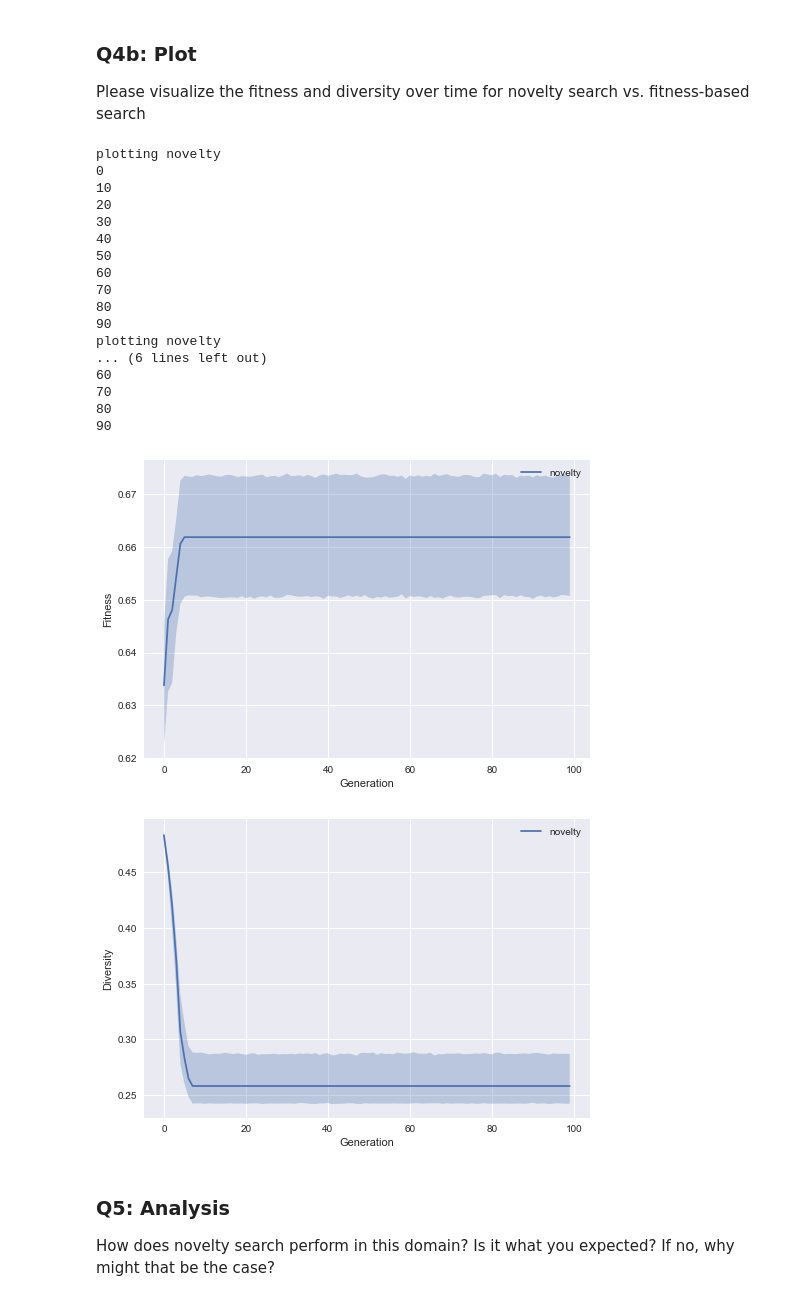
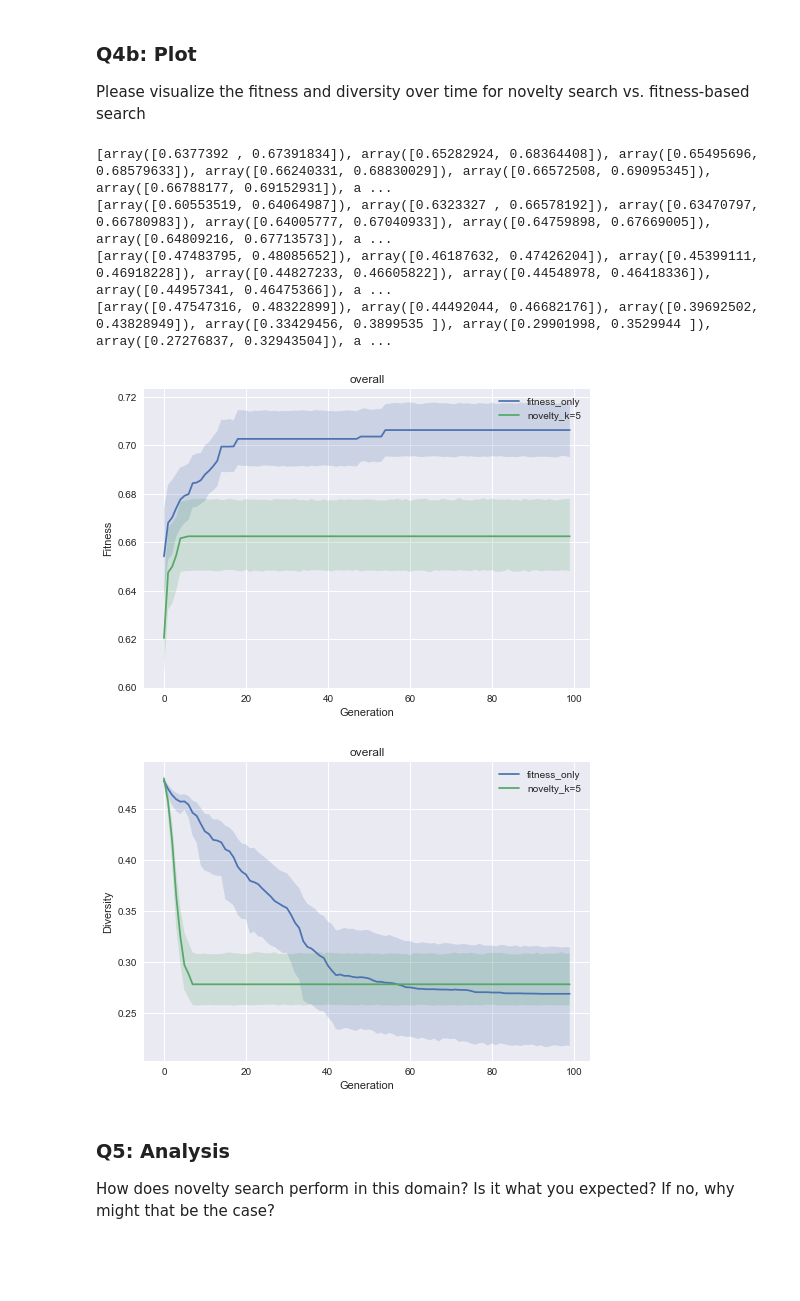
Before and after one commit to jdonovanCS/CS-352-Evolutionary-Computation, a Jupyter notebook: assignment_7/Assignment_7_Novelty_Search_[jdonova6].ipynb, the cells around one changed output. Saved outputs shown, nothing was run; the diff lists cells and outputs as text; code cells hidden in the pictures; blank space fills up the shorter version.

```diff
--- a/assignment_7/Assignment_7_Novelty_Search_[jdonova6].ipynb
+++ b/assignment_7/Assignment_7_Novelty_Search_[jdonova6].ipynb
@@ -388,9 +436,10 @@ Feel free to use the indidivuals in the current generation for your archive calc
 def update_archive(solution_archive, individual, max_archive_length):
     if len(solution_archive) == max_archive_length:
         if individual.novelty < sorted(solution_archive, key=lambda i: i.novelty)[0].novelty:
-            return
+            return solution_archive
         else:
-            sorted(solution_archive, key=lambda i: i.novelty)[0] = copy.deepcopy(individual)
+            solution_archive = sorted(solution_archive, key=lambda i: i.novelty)
+            solution_archive[0] = copy.deepcopy(individual)
     else:
         solution_archive.append(copy.deepcopy(individual))
 
@@ -480,6 +529,11 @@ def evolutionary_algorithm(fitness_function=None, total_generations=100, num_par
             population[i].eval_novelty(solution_archive, novelty_k)
         population = sorted(population, key=lambda individual: individual.novelty, reverse=True) # sort the full population by each individual's fitness (from highers to lowest)
         population = population[:num_parents] # perform truncation selection (keep just top mu individuals to become next set of parents)
+        for i in range(len(population)):
+            if len(solution_archive) < max_archive_length:
+                solution_archive.append(population[i])
+            else:
+                solution_archive = update_archive(solution_archive, population[i], max_archive_length)
 
         # record keeping
         population = sorted(population, key=lambda individual: individual.fitness, reverse=True)
@@ -512,7 +566,7 @@ crossover = False
 n = bit_string_length
 k = bit_string_length - 1
 
-for run_name in ["novelty"]:
+for run_name in ["novelty_k=5"]:
     experiment_results[run_name] = np.zeros((num_runs, total_generations))
     solutions_results[run_name] = np.zeros((num_runs, total_generations, bit_string_length))
     diversity_results[run_name] = np.zeros((num_runs, total_generations))
@@ -548,30 +602,17 @@ novelty 19 3.0851588249206543 0.6681330818592334
 # %% [markdown]
 ### Q4b: Plot
 Please visualize the fitness and diversity over time for novelty search vs. fitness-based search
-# %%
-# plotting
-plot_mean_and_bootstrapped_ci_over_time(input_data = experiment_results, name = ["novelty"], x_label = "Generation", y_label = "Fitness", plot_bootstrap = True)
-plot_mean_and_bootstrapped_ci_over_time(input_data = diversity_results, name = ["novelty"], x_label = "Generation", y_label = "Diversity", plot_bootstrap = True)
-# %% [output]
-plotting novelty
-0
-10
-20
-30
-40
-50
-60
-70
-80
-90
-plotting novelty
-... (6 lines left out)
-60
-70
-80
-90
-[figure, removed]
-[figure, removed]
+# %%
+# plotting
+plot_mean_and_bootstrapped_ci_multiple(input_data=[np.transpose(x) for k, x in experiment_results.items() if ("novelty_k=5" == k) or ('fitness_only' in k)], name=[k for k,x in experiment_results.items() if ("novelty_k=5" == k) or ('fitness_only' in k)], x_label="Generation", y_label="Fitness")
+plot_mean_and_bootstrapped_ci_multiple(input_data=[np.transpose(x) for k, x in diversity_results.items() if ("novelty_k=5" == k) or ('fitness_only' in k)], name=[k for k,x in experiment_results.items() if ("novelty_k=5" == k) or ('fitness_only' in k)], x_label="Generation", y_label="Diversity")
+# %% [output]
+[array([0.6377392 , 0.67391834]), array([0.65282924, 0.68364408]), array([0.65495696, 0.68579633]), array([0.66240331, 0.68830029]), array([0.66572508, 0.69095345]), array([0.66788177, 0.69152931]), a ...
+[array([0.60553519, 0.64064987]), array([0.6323327 , 0.66578192]), array([0.63470797, 0.66780983]), array([0.64005777, 0.67040933]), array([0.64759898, 0.67669005]), array([0.64809216, 0.67713573]), a ...
+[array([0.47483795, 0.48085652]), array([0.46187632, 0.47426204]), array([0.45399111, 0.46918228]), array([0.44827233, 0.46605822]), array([0.44548978, 0.46418336]), array([0.44957341, 0.46475366]), a ...
+[array([0.47547316, 0.48322899]), array([0.44492044, 0.46682176]), array([0.39692502, 0.43828949]), array([0.33429456, 0.3899535 ]), array([0.29901998, 0.3529944 ]), array([0.27276837, 0.32943504]), a ...
+[figure, added]
+[figure, added]
 # %% [markdown]
 ### Q5: Analysis
 How does novelty search perform in this domain?  Is it what you expected?  If no, why might that be the case?
```
Also changed, not shown: parts of 24 cells of this notebook, 6 other files.
